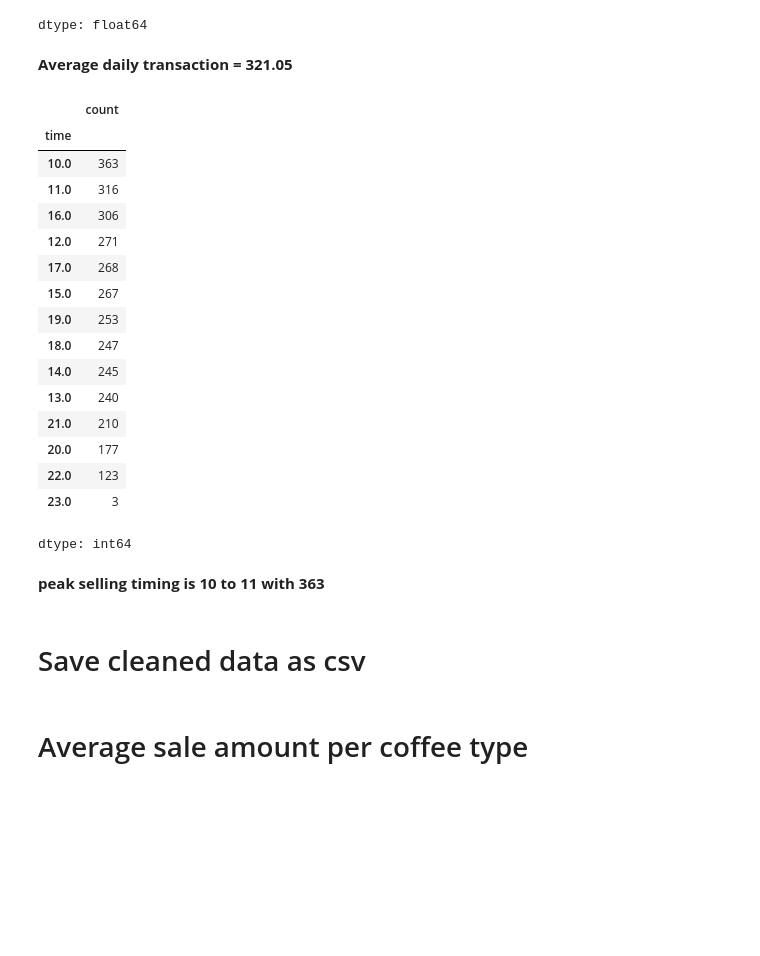
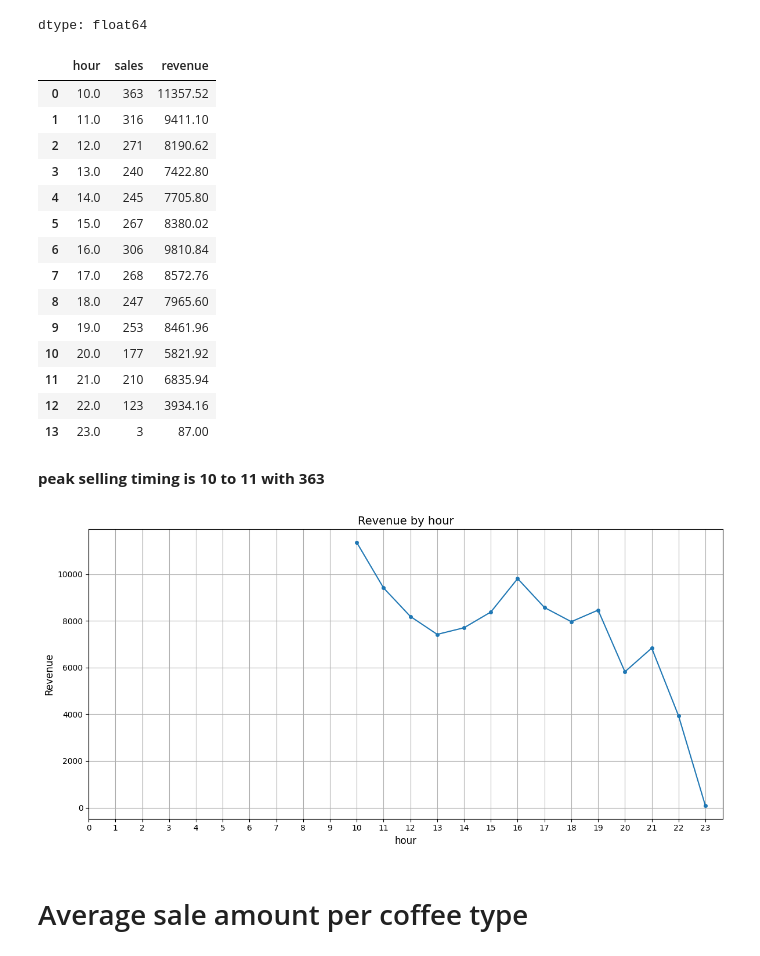
Before and after one commit to Imadittyaa/coffee-sales, a Jupyter notebook: coffee_sales.ipynb, the cells around one changed output. Cells and saved outputs as stored; diff of their text form; code cells hidden in the pictures; blank space fills up the shorter version.

```diff
--- a/coffee_sales.ipynb
+++ b/coffee_sales.ipynb
@@ -325,29 +325,26 @@ daily_revenue.mean()
 |  | 0 |
 | price | 321.054016 |
 dtype: float64
-# %% [markdown]
-**Average daily transaction = 321.05**
 # %%
-pd.to_datetime(data['time'],format='%H:%M',errors='coerce').dt.hour.value_counts()
+data['hour'] = pd.to_datetime(data['time'], format='%H:%M', errors='coerce').dt.hour
+df = data.groupby('hour').size().reset_index(name='sales')
+df['revenue'] = data.groupby('hour')['price'].sum().values
+df
 # %% [output]
-|  | count |
-| time |  |
-| 10.0 | 363 |
-| 11.0 | 316 |
-| 16.0 | 306 |
-| 12.0 | 271 |
-| 17.0 | 268 |
-| 15.0 | 267 |
-| 19.0 | 253 |
-| 18.0 | 247 |
-| 14.0 | 245 |
-| 13.0 | 240 |
-| 21.0 | 210 |
-| 20.0 | 177 |
-| 22.0 | 123 |
-| 23.0 | 3 |
+|  | hour | sales | revenue |
+| 0 | 10.0 | 363 | 11357.52 |
+| 1 | 11.0 | 316 | 9411.10 |
+| 2 | 12.0 | 271 | 8190.62 |
+| 3 | 13.0 | 240 | 7422.80 |
+| 4 | 14.0 | 245 | 7705.80 |
+| 5 | 15.0 | 267 | 8380.02 |
+| 6 | 16.0 | 306 | 9810.84 |
+| 7 | 17.0 | 268 | 8572.76 |
+| 8 | 18.0 | 247 | 7965.60 |
+| 9 | 19.0 | 253 | 8461.96 |
+| 10 | 20.0 | 177 | 5821.92 |
+| 11 | 21.0 | 210 | 6835.94 |
+| 12 | 22.0 | 123 | 3934.16 |
+| 13 | 23.0 | 3 | 87.00 |
-dtype: int64
 # %% [markdown]
 **peak selling timing is 10 to 11 with 363**
-# %% [markdown]
-# Save cleaned data as csv
@@ -356,3 +351,15 @@ data.to_csv('coffee_data.csv',index=False)
+# %%
+plt.figure(figsize=(12,6))
+plt.plot(df['hour'], df['revenue'], linestyle='-', marker='o', markersize=4, label='Revenue')
+plt.xlabel('hour', fontsize=12)
+plt.ylabel('Revenue', fontsize=12)
+plt.title('Revenue by hour', fontsize=14)
+plt.xticks(range(0,24))
+plt.grid(True)
+plt.tight_layout()
+plt.show()
+# %% [output]
+[figure, added]
 # %% [markdown]
 # Average sale amount per coffee type
 # %%
```
Also changed, not shown: parts of 7 cells of this notebook.
